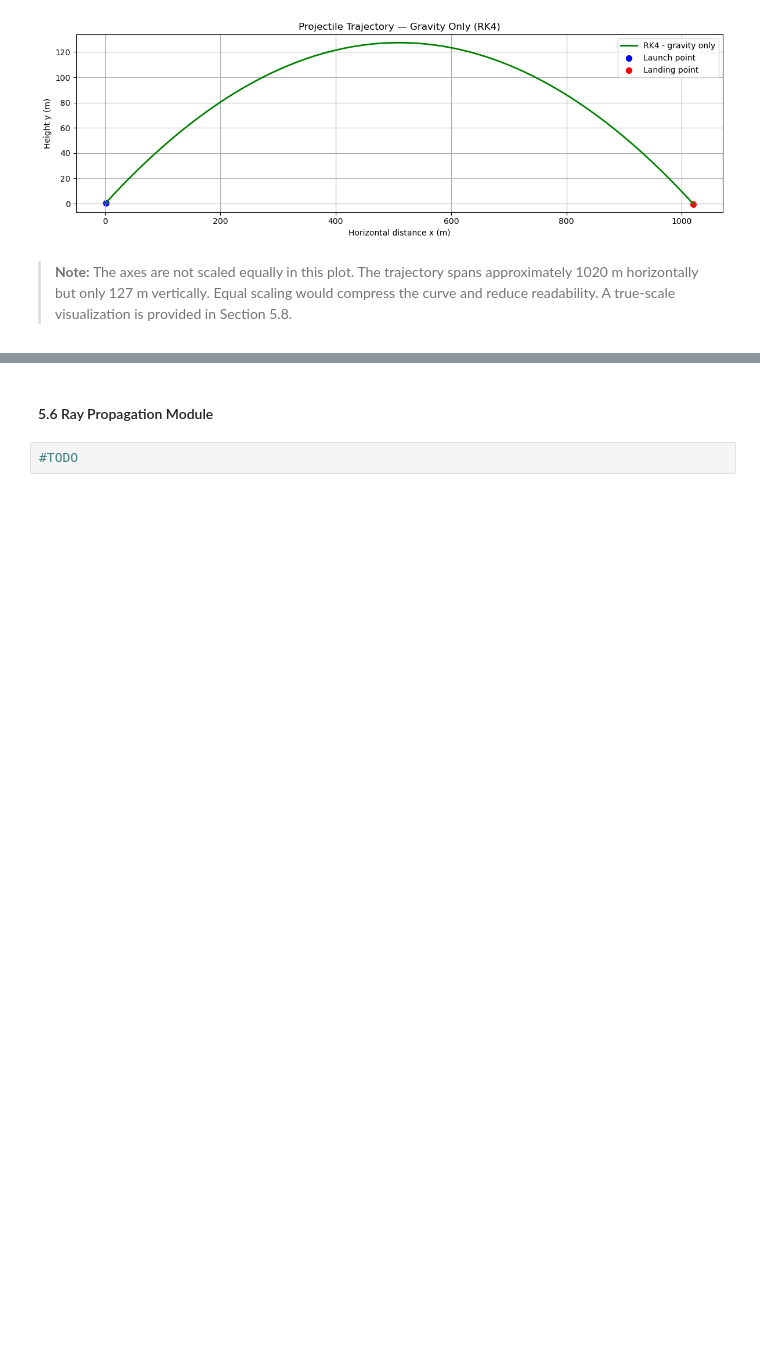
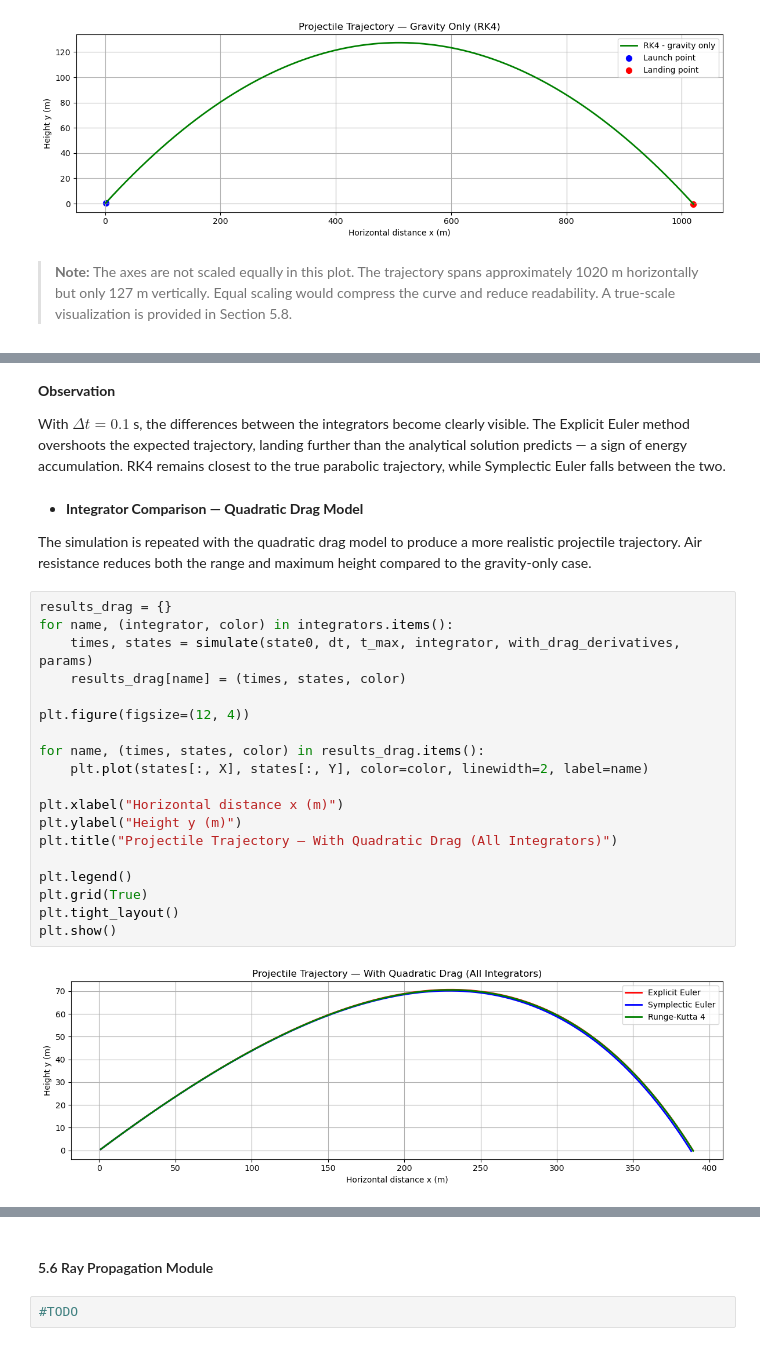
Before and after one commit to Vanya2307/External-Ballistics-and-Ray-Propagation, a Jupyter notebook: ballistics_simulation.ipynb, the cells around one changed output, grey strips where cells are left out. Cells and saved outputs as stored; diff of their text form; blank space fills up the shorter version.

```diff
--- a/ballistics_simulation.ipynb
+++ b/ballistics_simulation.ipynb
@@ -445,0 +511,29 @@ plt.show()
+# %% [markdown]
+**Observation**
+
+With $\Delta t = 0.1$ s, the differences between the integrators become clearly visible. The Explicit Euler method overshoots the expected trajectory, landing further than the analytical solution predicts — a sign of energy accumulation. RK4 remains closest to the true parabolic trajectory, while Symplectic Euler falls between the two.
+# %% [markdown]
+- **Integrator Comparison — Quadratic Drag Model**
+
+The simulation is repeated with the quadratic drag model to produce a more realistic projectile trajectory. Air resistance reduces both the range and maximum height compared to the gravity-only case.
+# %%
+results_drag = {}
+for name, (integrator, color) in integrators.items():
+    times, states = simulate(state0, dt, t_max, integrator, with_drag_derivatives, params)
+    results_drag[name] = (times, states, color)
+
+plt.figure(figsize=(12, 4))
+
+for name, (times, states, color) in results_drag.items():
+    plt.plot(states[:, X], states[:, Y], color=color, linewidth=2, label=name)
+
+plt.xlabel("Horizontal distance x (m)")
+plt.ylabel("Height y (m)")
+plt.title("Projectile Trajectory — With Quadratic Drag (All Integrators)")
+
+plt.legend()
+plt.grid(True)
+plt.tight_layout()
+plt.show()
+# %% [output]
+[figure, added]
```
Also changed, not shown: parts of 11 cells of this notebook.
